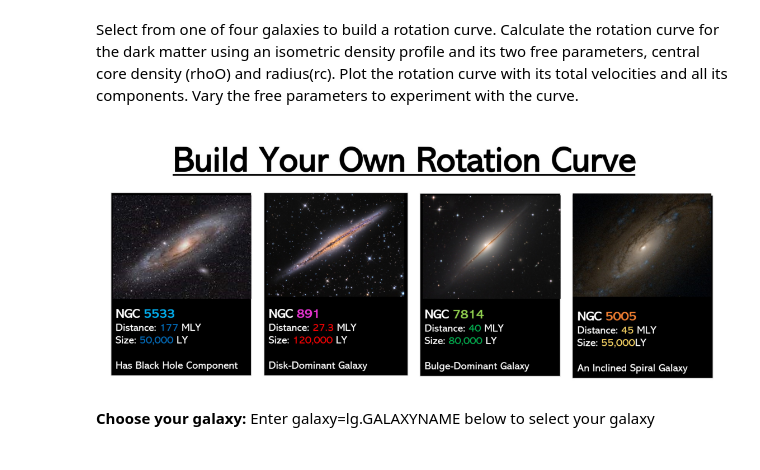
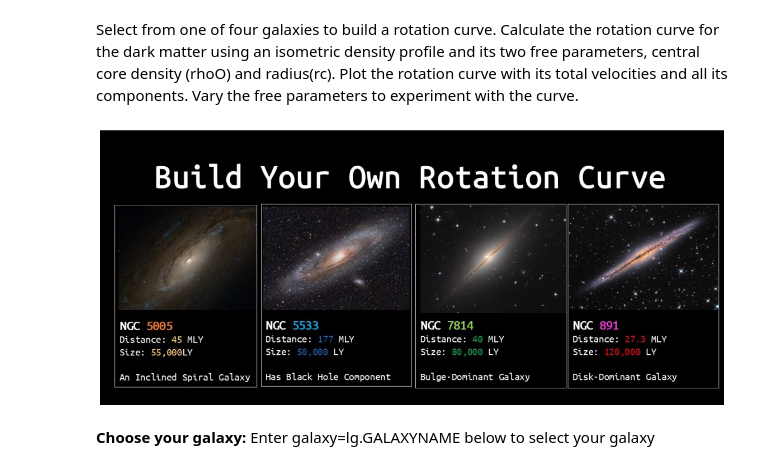
Before and after one commit to villano-lab/galactic-spin-W1, a Jupyter notebook: binder/3_Plotting_Rotation_Curves.ipynb, the cells around one changed output. Drawn from its saved outputs; the diff is of its cells as text; code cells hidden in the pictures.

```diff
--- a/binder/3_Plotting_Rotation_Curves.ipynb
+++ b/binder/3_Plotting_Rotation_Curves.ipynb
@@ -19,13 +19,13 @@ _Python help: Running the notebook the first time, make sure to run all cells to
 Select from one of four galaxies to build a rotation curve. Calculate the rotation curve for the dark matter using an isometric density profile and its two free parameters, central core density (rhoO) and radius(rc). Plot the rotation curve with its total velocities and all its components. Vary the free parameters to experiment with the curve.
 # %%
 # Display image for choosing a galaxy
-img = mpimg.imread('images/FourGalaxies_Pic.jpg')
+img = mpimg.imread('images/chooseGalaxyII.jpg')
 plt.figure(figsize=(20,17))
 imgplot = plt.imshow(img)
 plt.axis('off')
 plt.show()
 # %% [output]
-[figure, old version]
+[figure, new version]
 # %% [markdown]
  __Choose your galaxy:__
 Enter galaxy=lg.GALAXYNAME below to select your galaxy
```
Also changed, not shown: 2 other files.
